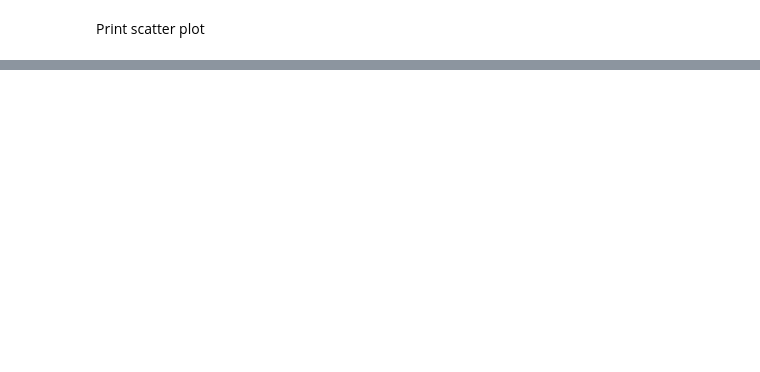
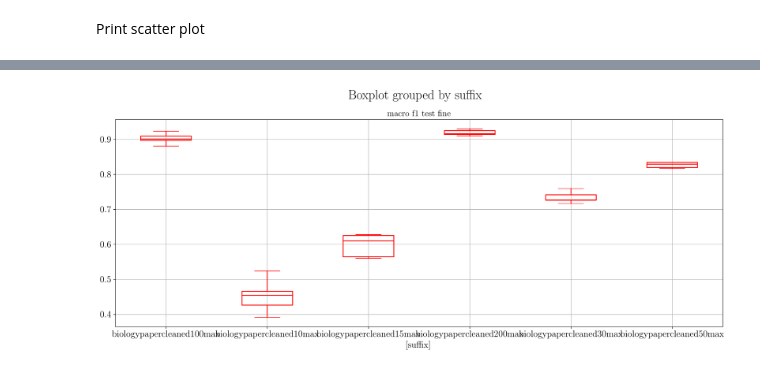
Before and after one commit to elhamod/HGNN, a Jupyter notebook: HGNN/analyse/Analyze experiments.ipynb, the cells around one changed output, grey strips where cells are left out. Saved outputs shown, nothing was run; the diff lists cells and outputs as text; code cells hidden in the pictures; blank space fills up the shorter version.

```diff
--- a/HGNN/analyse/Analyze experiments.ipynb
+++ b/HGNN/analyse/Analyze experiments.ipynb
@@ -184,3 +246,5 @@ Print scatter plot
 # %%
-# ts.trialScatter('macro f1 test fine', 'time', 'learning_rate', True)
+ts.pandasBoxplot(['macro f1 test fine'], ['suffix'])
+# %% [output]
+[figure, added]
 # %%
```
Also changed, not shown: parts of 13 cells of this notebook, 13 other files.
